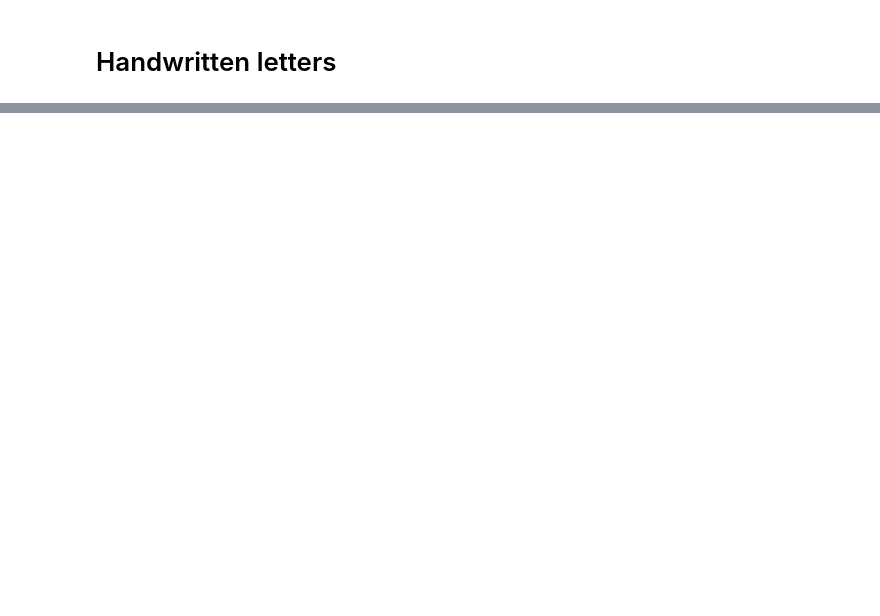
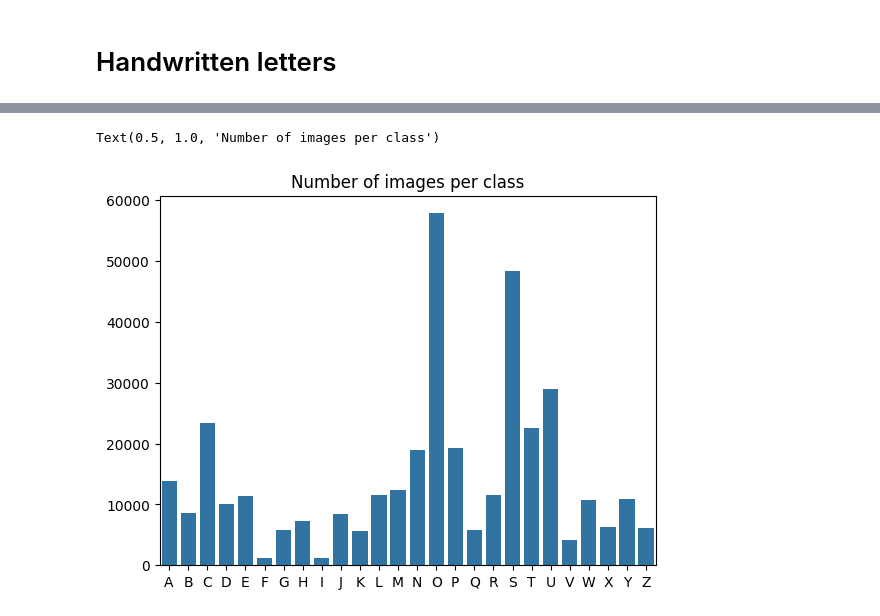
Before and after one commit to fstachura/psi-handwriting-recognition, a Jupyter notebook: datasets.ipynb, the cells around one changed output, grey strips where cells are left out. Saved outputs shown, nothing was run; the diff lists cells and outputs as text; code cells hidden in the pictures; blank space fills up the shorter version.

```diff
--- a/datasets.ipynb
+++ b/datasets.ipynb
@@ -162,0 +182,3 @@ array([nan, nan, nan, ..., nan, nan, nan])
+# %%
+_, counts = np.unique(y, return_counts=True)
+counts = dict(zip([chr(ord('A')+n) for n in range(26)], counts))
@@ -162,0 +205,5 @@ array([nan, nan, nan, ..., nan, nan, nan])
+# %%
+sns.barplot(counts, orient='v').set_title("Number of images per class")
+# %% [output]
+Text(0.5, 1.0, 'Number of images per class')
+[figure, added]
```
Also changed, not shown: parts of 14 cells of this notebook.
